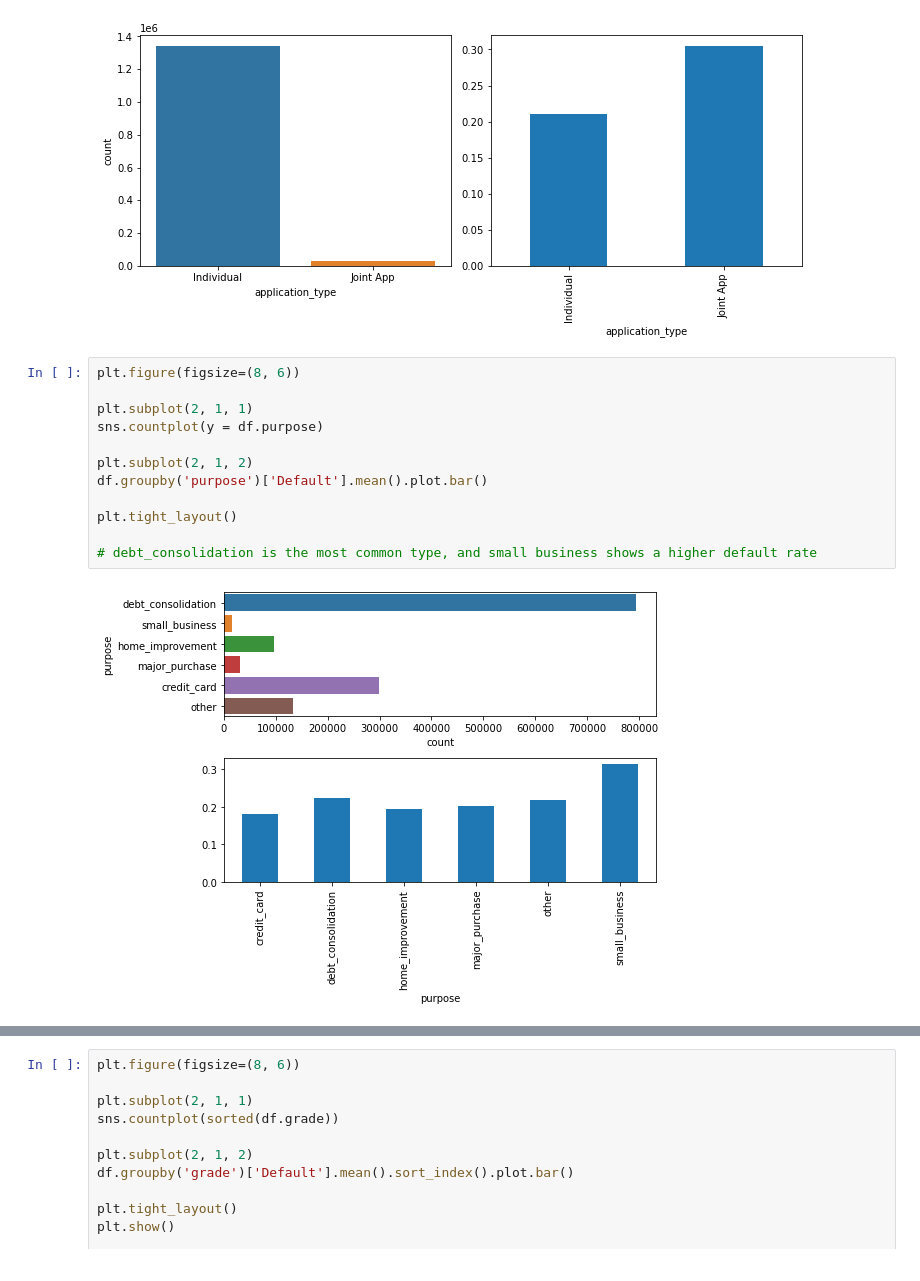
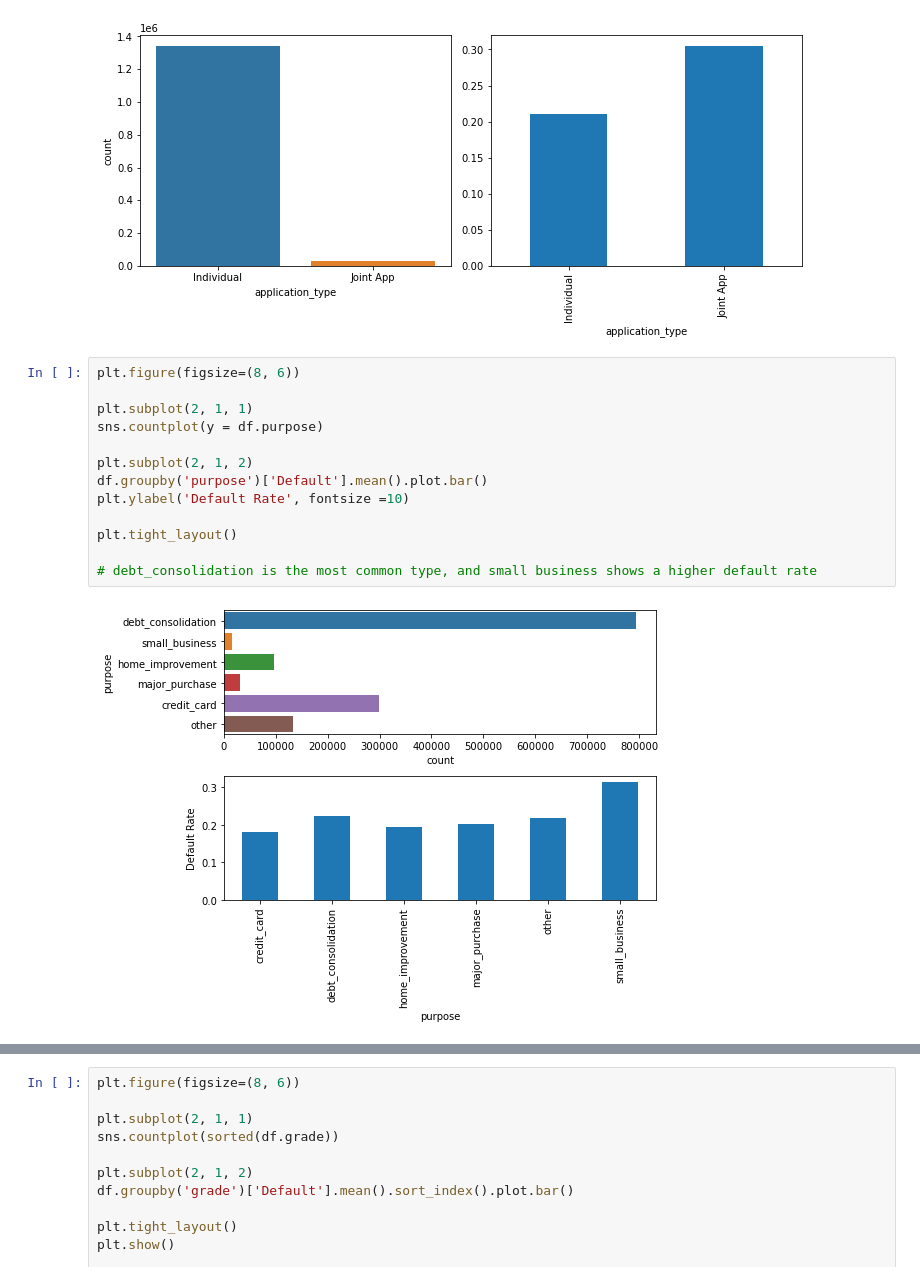
Before and after one commit to WeiDong-Sanderson/LendingClub_Default-Prediction, a Jupyter notebook: Notebook/2. Exploratory Data Analysis (EDA).ipynb, the cells around one changed output, grey strips where cells are left out. Cells and saved outputs as stored; diff of their text form.

```diff
--- a/Notebook/2. Exploratory Data Analysis (EDA).ipynb
+++ b/Notebook/2. Exploratory Data Analysis (EDA).ipynb
@@ -118,17 +224,18 @@ plt.tight_layout()
 # %%
 plt.figure(figsize=(8, 6))
 
 plt.subplot(2, 1, 1)
 sns.countplot(y = df.purpose)
 
 plt.subplot(2, 1, 2)
 df.groupby('purpose')['Default'].mean().plot.bar()
+plt.ylabel('Default Rate', fontsize =10)
 
 plt.tight_layout()
 
 # debt_consolidation is the most common type, and small business shows a higher default rate
 # %% [output]
-[figure, old version]
+[figure, new version]
 # %%
 plt.figure(figsize=(12, 10))
 
```
Also changed, not shown: parts of 15 cells of this notebook, 11 other files.
